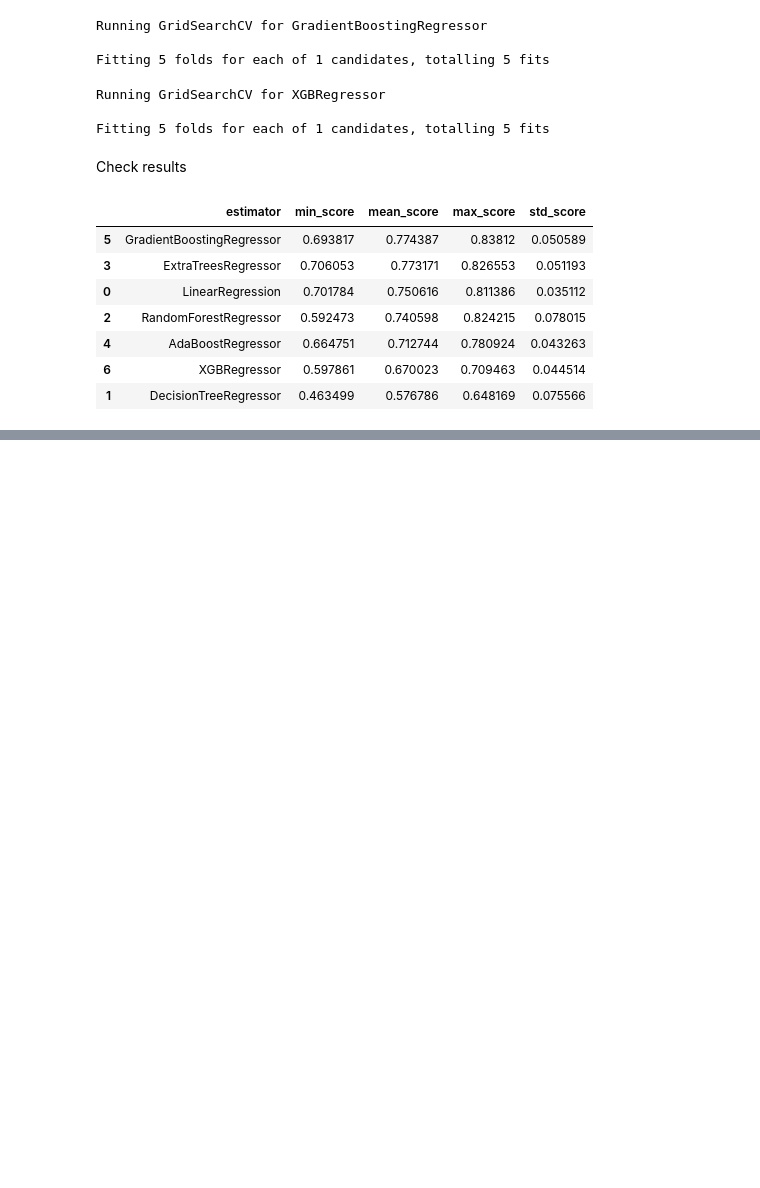
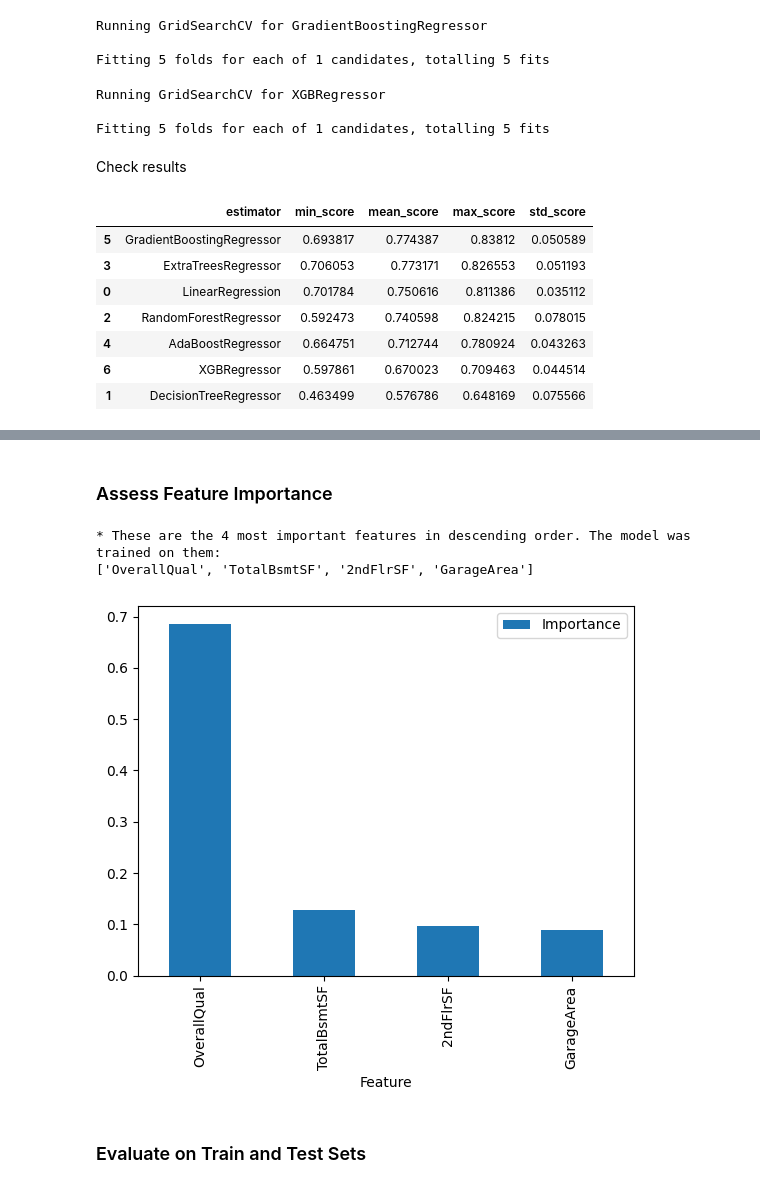
Before and after one commit to davep33l/pp5-house-price-predictor, a Jupyter notebook: jupyter_notebooks/5_Modelling_And_Evaluation.ipynb, the cells around one changed output, grey strips where cells are left out. Cells and saved outputs as stored; diff of their text form; code cells hidden in the pictures; blank space fills up the shorter version.

```diff
--- a/jupyter_notebooks/5_Modelling_And_Evaluation.ipynb
+++ b/jupyter_notebooks/5_Modelling_And_Evaluation.ipynb
@@ -258,0 +331,3 @@ grid_search_summary
+# %%
+gb_pipeline = gb_grid_search_pipelines[gb_best_model].best_estimator_
+gb_pipeline
@@ -258,0 +358,12 @@ grid_search_summary
+# %%
+etr_models_search = {
+    "ExtraTreesRegressor": ExtraTreesRegressor(random_state=0),
+}
+
+etr_params_search = {
+    "ExtraTreesRegressor":{'model__n_estimators': [100,50,150],
+                          'model__max_depth': [None, 3, 15],
+                          'model__min_samples_split': [2, 50],
+                          'model__min_samples_leaf': [1,50],
+                            }
+  }
@@ -258,0 +372,3 @@ grid_search_summary
+# %%
+search = HyperparameterOptimizationSearch(models=etr_models_search, params=etr_params_search)
+search.fit(X_train, y_train, scoring = 'r2', n_jobs=-1, cv=5)
@@ -258,0 +451,37 @@ grid_search_summary
+# %% [markdown]
+### Assess Feature Importance
+# %%
+import matplotlib.pyplot as plt
+# after data cleaning and feat engine, the feature may space changes
+# how much data cleaning and feature engineering does your pipeline have?
+data_cleaning_feat_eng_steps = 12
+columns_after_data_cleaning_feat_eng = (Pipeline(gb_pipeline.steps[:data_cleaning_feat_eng_steps])
+                                        .transform(X_train)
+                                        .columns)
+
+# best_features = columns_after_data_cleaning_feat_eng
+best_features = columns_after_data_cleaning_feat_eng[gb_pipeline['feat_selection'].get_support(
+)].to_list()
+
+# create DataFrame to display feature importance
+df_feature_importance = (pd.DataFrame(data={
+    'Feature': columns_after_data_cleaning_feat_eng[gb_pipeline['feat_selection'].get_support()],
+    'Importance': gb_pipeline['model'].feature_importances_})
+    .sort_values(by='Importance', ascending=False)
+)
+
+# reassign best features in order
+best_features = df_feature_importance['Feature'].to_list()
+
+# Most important features statement and plot
+print(f"* These are the {len(best_features)} most important features in descending order. "
+      f"The model was trained on them: \n{best_features}")
+
+df_feature_importance.plot(kind='bar', x='Feature', y='Importance')
+plt.show()
+# %% [output]
+* These are the 4 most important features in descending order. The model was trained on them:
+['OverallQual', 'TotalBsmtSF', '2ndFlrSF', 'GarageArea']
+[figure, added]
+# %% [markdown]
+### Evaluate on Train and Test Sets
```
Also changed, not shown: parts of 33 cells of this notebook.
